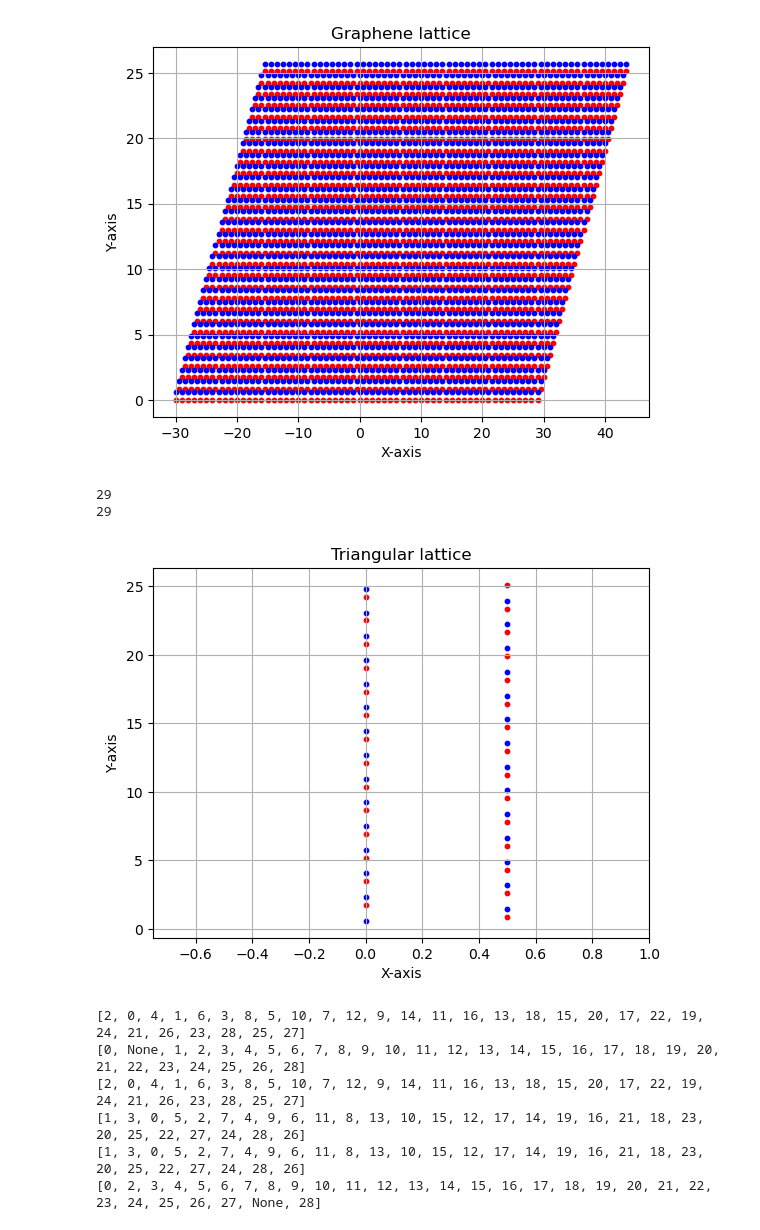
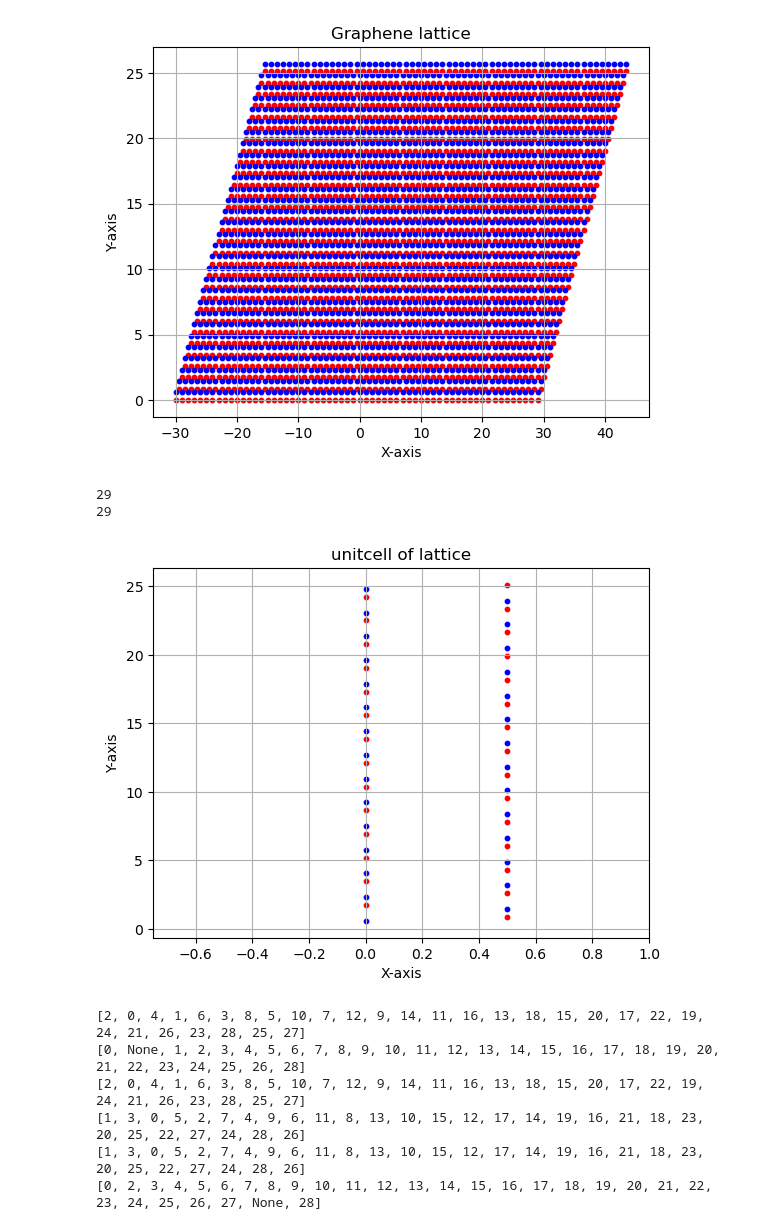
Before and after one commit to SATHEESH-D-M/THE-in-SkX, a Jupyter notebook: Graphene-nanoribbons/zigzag-geometry-graphene-spinless.ipynb, the cells around one changed output. Cells and saved outputs as stored; diff of their text form; code cells hidden in the pictures.

```diff
--- a/Graphene-nanoribbons/zigzag-geometry-graphene-spinless.ipynb
+++ b/Graphene-nanoribbons/zigzag-geometry-graphene-spinless.ipynb
@@ -41,35 +41,35 @@ unitcell2_x = []
 unitcell2_y = []
 # Bounds of unit cell
 Ylow = (1/4) *  np.sqrt(3)/2
 Yhigh = (n - (1/2)) *  np.sqrt(3)/2
 Xlow = -1/4
 Xhigh = 3/4
 for i in range(len(subL1_x)):
     [x1, y1] = [subL1_x[i], subL1_y[i]]
     [x2, y2] = [subL2_x[i], subL2_y[i]]
     if x1 > Xlow and x1 < Xhigh and y1 > Ylow and y1 < Yhigh:
         unitcell1_x.append(x1)
         unitcell1_y.append(y1)
     if x2 > Xlow and x2 < Xhigh and y2 > Ylow and y2 < Yhigh:
         unitcell2_x.append(x2)
         unitcell2_y.append(y2)
 
 print(len(unitcell1_x))
 print(len(unitcell2_y))
 
 g = plt.figure()
 plt.scatter(unitcell1_x, unitcell1_y, color='red', s=10)
 plt.scatter(unitcell2_x, unitcell2_y, color='blue', s=10)
 plt.xlabel('X-axis')
 plt.ylabel('Y-axis')
-plt.title('Triangular lattice')
+plt.title('unitcell of lattice')
 plt.grid(True)
 plt.xlim(-0.75, 1)
 plt.show()
 # %% [output]
 29
 29
-[figure, old version]
+[figure, new version]
 # %%
 # Translation vector
 Tx = [1, 0]
```
Also changed, not shown: 1 other file.
